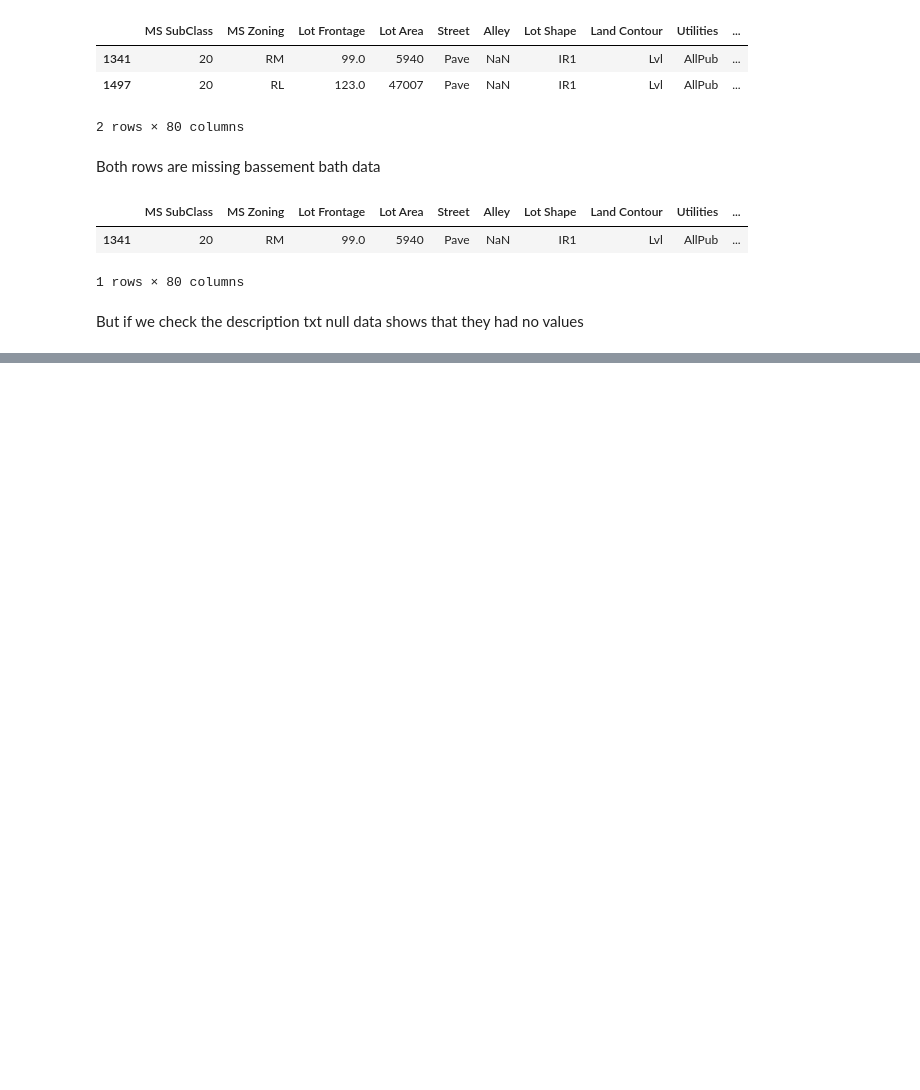
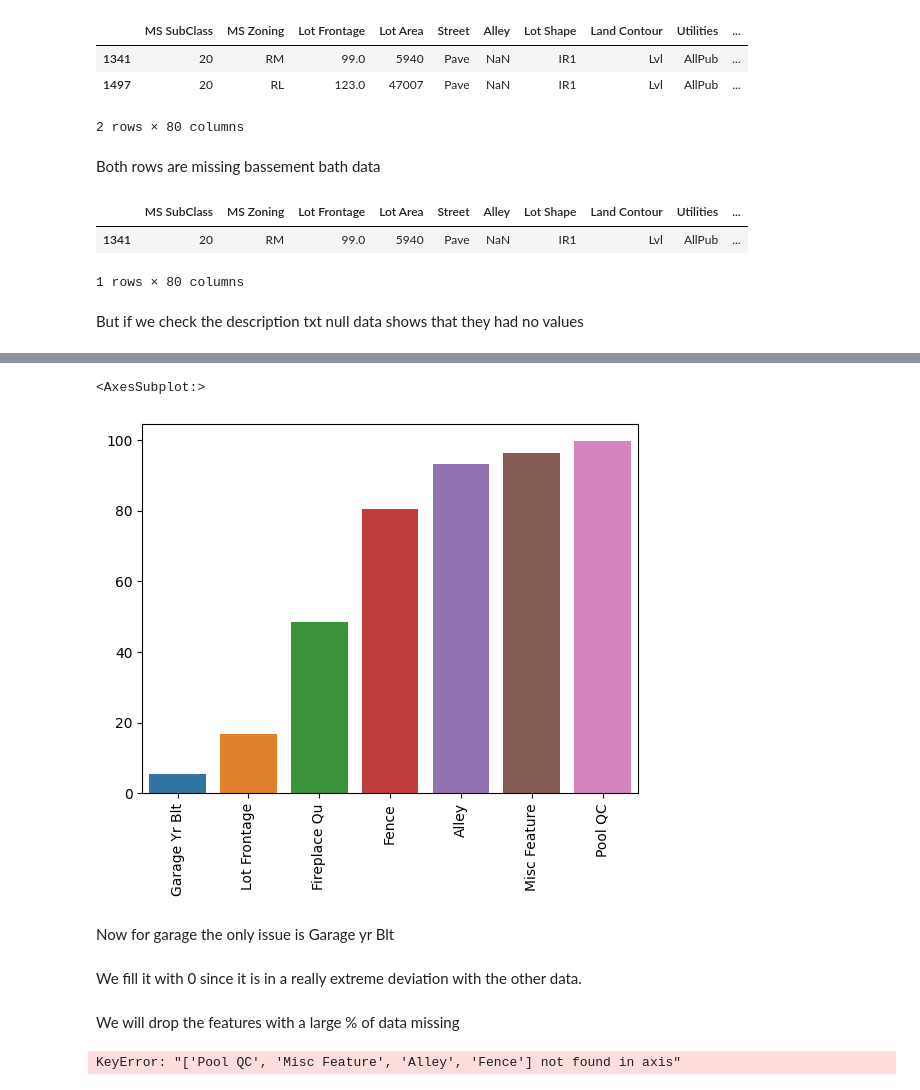
Before and after one commit to RagnarOkayy/DataAnalysisPython, a Jupyter notebook: UdemyDataCleaning.ipynb, the cells around one changed output, grey strips where cells are left out. Drawn from its saved outputs; the diff is of its cells as text; code cells hidden in the pictures; blank space fills up the shorter version.

```diff
--- a/UdemyDataCleaning.ipynb
+++ b/UdemyDataCleaning.ipynb
@@ -490,0 +632,16 @@ Lets set all of them to 0 for numerical and Non for Strings
+# %%
+gar_str_col = ['Garage Type', 'Garage Finish', 'Garage Qual', 'Garage Cond']
+# %%
+df[gar_str_col] = df[gar_str_col].fillna('None')
+# %%
+percent_nan = percent_missing(df)
+# %%
+plt.xticks(rotation= 90)
+sns.barplot(x=percent_nan.index, y = percent_nan)
+# %% [output]
+<AxesSubplot:>
+[figure, added]
+# %% [markdown]
+Now for garage the only issue is Garage yr Blt
+# %% [markdown]
+We fill it with 0 since it is in a really extreme deviation with the other data.
@@ -490,0 +652,7 @@ Lets set all of them to 0 for numerical and Non for Strings
+# %% [markdown]
+We will drop the features with a large % of data missing
+# %%
+df = df.drop(['Pool QC', 'Misc Feature','Alley', 'Fence'], axis=1)
+# we drop with axis 1 to remove the columns
+# %% [output]
+KeyError: "['Pool QC', 'Misc Feature', 'Alley', 'Fence'] not found in axis"
```
Also changed, not shown: parts of 69 cells of this notebook.
